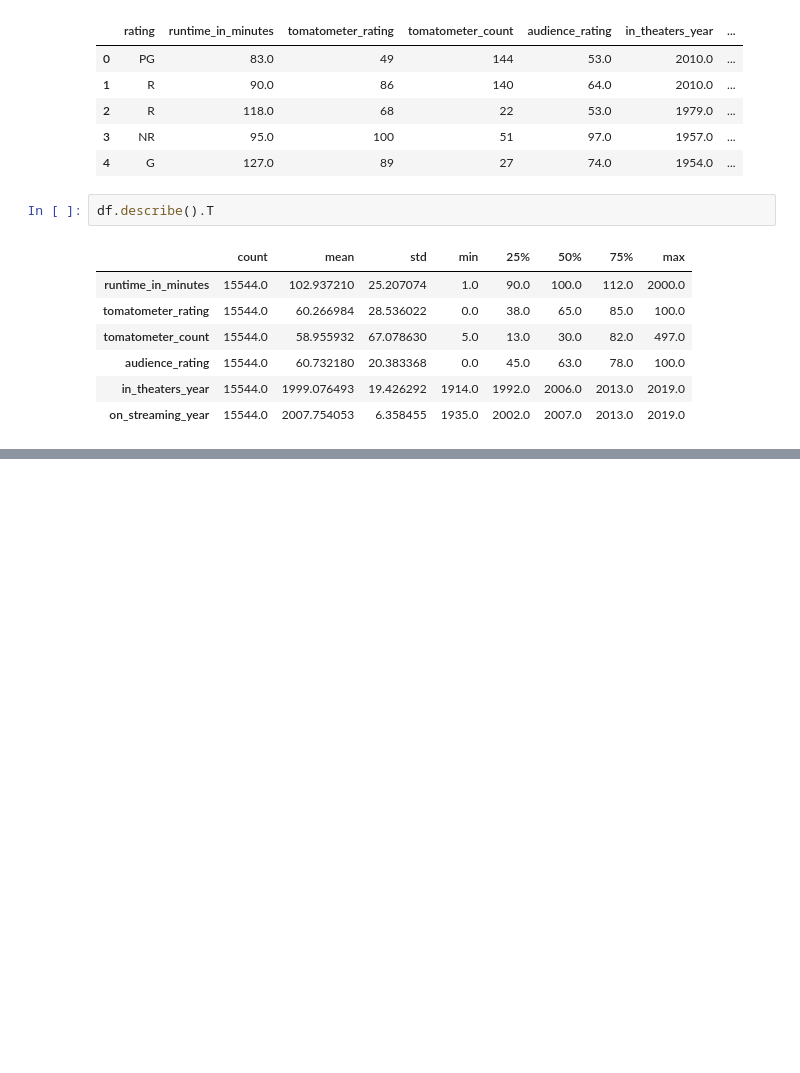
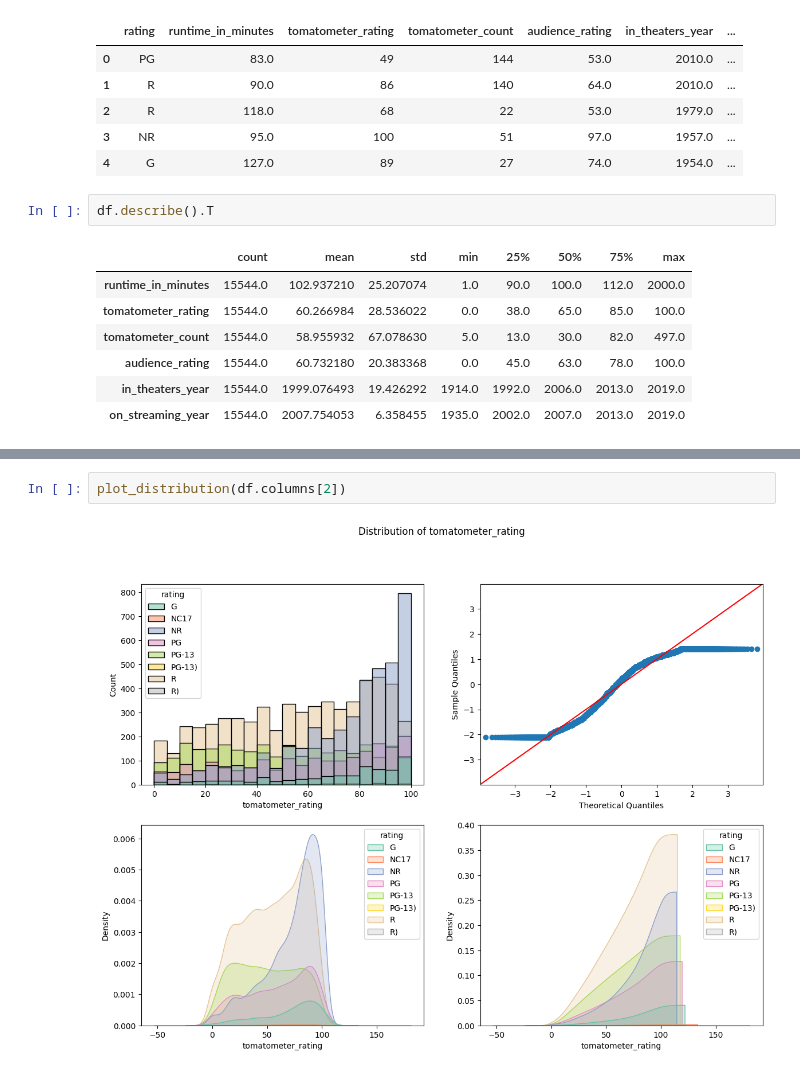
Before and after one commit to Prakashdeveloper03/Leetcode-150, a Jupyter notebook: Interview Prep/Movie rating prediction/notebook.ipynb, the cells around one changed output, grey strips where cells are left out. Drawn from its saved outputs; the diff is of its cells as text; blank space fills up the shorter version.

```diff
--- a/Interview Prep/Movie rating prediction/notebook.ipynb
+++ b/Interview Prep/Movie rating prediction/notebook.ipynb
@@ -186,0 +268,4 @@ df.describe().T
+# %%
+plot_distribution(df.columns[2])
+# %% [output]
+[figure, added]
```
Also changed, not shown: parts of 18 cells of this notebook.
